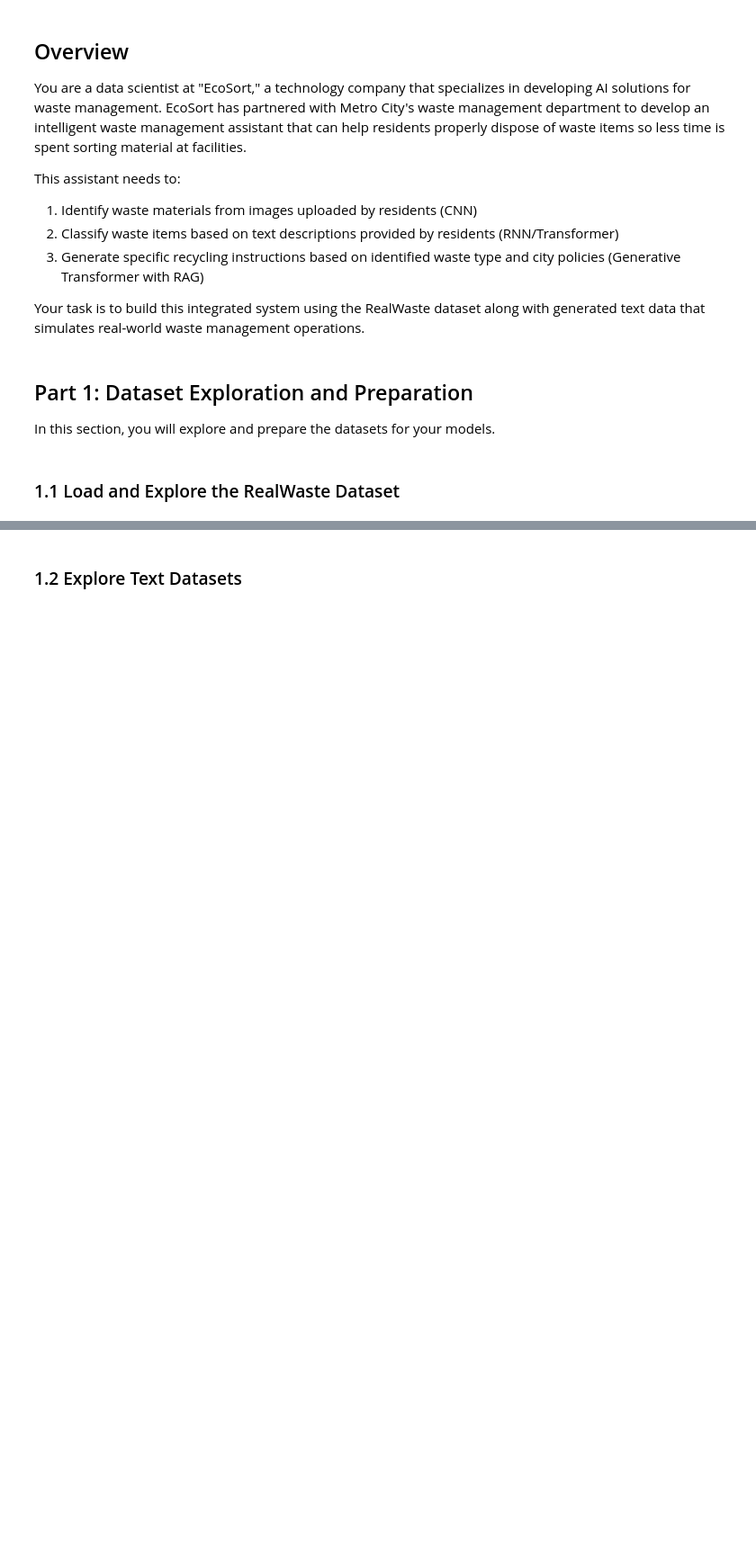
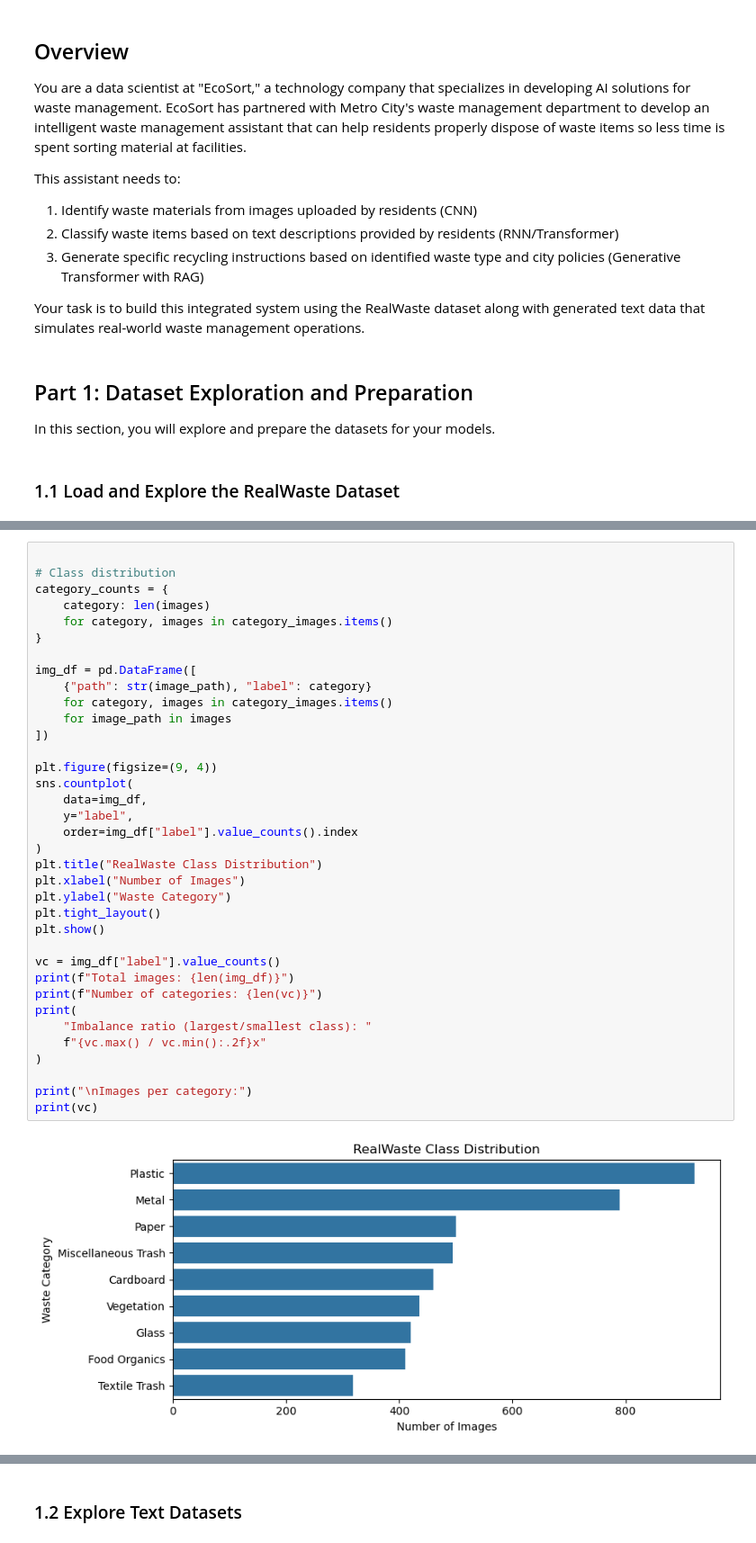
Before and after one commit to Gyrith/EcoSort-waste-management-assistant, a Jupyter notebook: waste_management_summative.ipynb, the cells around one changed output, grey strips where cells are left out. Shown at 90% size. Cells and saved outputs as stored; diff of their text form; blank space fills up the shorter version.

```diff
--- a/waste_management_summative.ipynb
+++ b/waste_management_summative.ipynb
@@ -36,0 +179,38 @@ random.seed(42)
+# %%
+
+# Class distribution
+category_counts = {
+    category: len(images)
+    for category, images in category_images.items()
+}
+
+img_df = pd.DataFrame([
+    {"path": str(image_path), "label": category}
+    for category, images in category_images.items()
+    for image_path in images
+])
+
+plt.figure(figsize=(9, 4))
+sns.countplot(
+    data=img_df,
+    y="label",
+    order=img_df["label"].value_counts().index
+)
+plt.title("RealWaste Class Distribution")
+plt.xlabel("Number of Images")
+plt.ylabel("Waste Category")
+plt.tight_layout()
+plt.show()
+
+vc = img_df["label"].value_counts()
+print(f"Total images: {len(img_df)}")
+print(f"Number of categories: {len(vc)}")
+print(
+    "Imbalance ratio (largest/smallest class): "
+    f"{vc.max() / vc.min():.2f}x"
+)
+
+print("\nImages per category:")
+print(vc)
+# %% [output]
+[figure, added]
```
Also changed, not shown: parts of 11 cells of this notebook.
